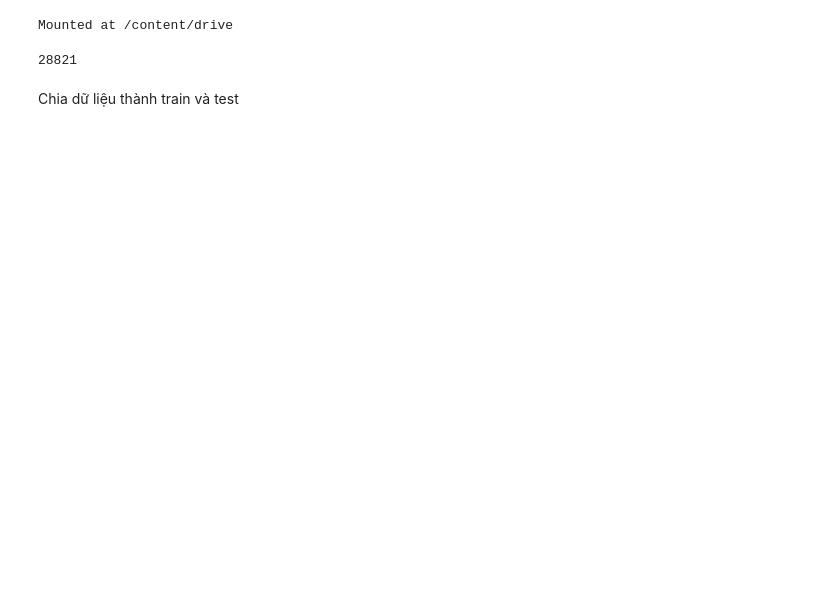
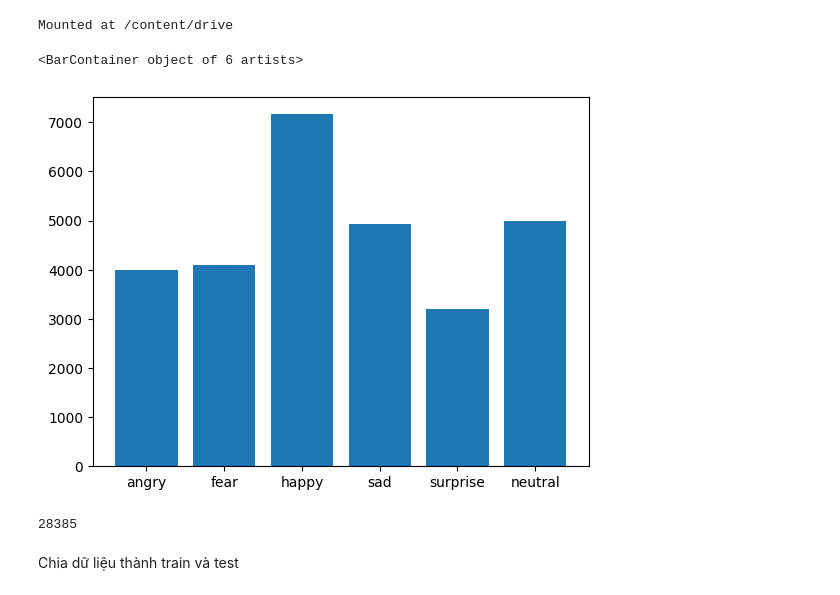
Before and after one commit to quangnd082/Machine-Learning, a Jupyter notebook: Project Final/emotions_final.ipynb, the cells around one changed output. Cells and saved outputs as stored; diff of their text form; code cells hidden in the pictures; blank space fills up the shorter version.

```diff
--- a/Project Final/emotions_final.ipynb
+++ b/Project Final/emotions_final.ipynb
@@ -21,12 +21,21 @@ drive.mount('/content/drive')
 # %% [output]
 Mounted at /content/drive
 # %%
-emotion_path = ['/angry/*', '/disgust/*', '/fear/*', '/happy/*', '/sad/*', '/surprise/*', '/neutral/*']
+emotion_path = ['/angry/*', '/fear/*', '/happy/*', '/sad/*', '/surprise/*', '/neutral/*']
+Class_name = ['angry', 'fear', 'happy', 'sad', 'surprise', 'neutral']
 # %%
  train_path = '/content/drive/MyDrive/Dataset/emotions/train'
+# %%
+train_count=[]
+for i in Class_name:
+    train_count.append(len(os.listdir("/content/drive/MyDrive/Dataset/emotions/train/"+i+"/")))
+plt.bar(Class_name,train_count)
+# %% [output]
+<BarContainer object of 6 artists>
+[figure, added]
 # %%
-X_train = []
-y_train = []
+X = []
+y = []
 for i, path in enumerate(emotion_path):
   for name in glob.glob(train_path+path):
     img = cv2.imread(name)
@@ -36,7 +45,7 @@ for i, path in enumerate(emotion_path):
     y.append(i)
 len(X)
 # %% [output]
-28821
+28385
 # %%
 X = np.array(X)
 y = np.array(y)
```
Also changed, not shown: parts of 17 cells of this notebook, 3 other files.
